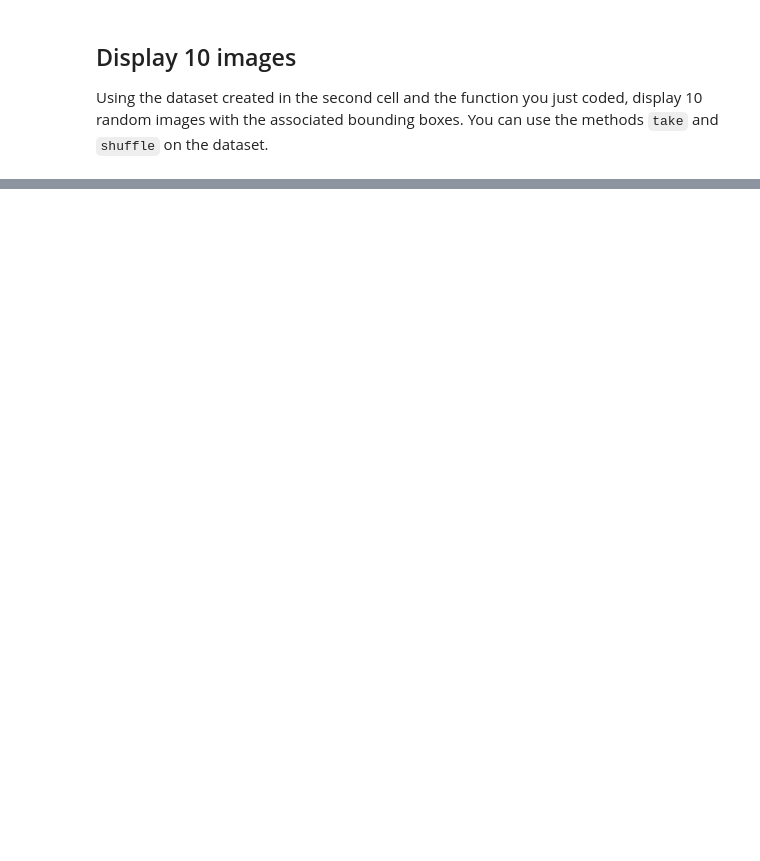
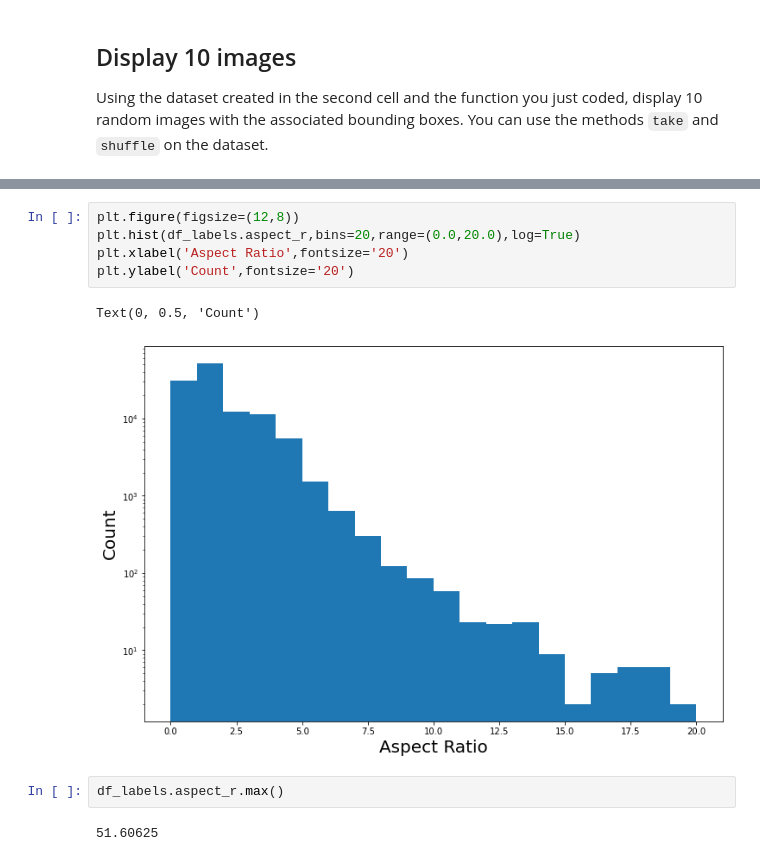
Before and after one commit to nsteve2407/urban-road-osbtacle-detection, a Jupyter notebook: Exploratory Data Analysis.ipynb, the cells around one changed output, grey strips where cells are left out. Drawn from its saved outputs; the diff is of its cells as text; blank space fills up the shorter version.

```diff
--- a/Exploratory Data Analysis.ipynb
+++ b/Exploratory Data Analysis.ipynb
@@ -69,0 +122,12 @@ For example, think about data distribution. So far, you have only looked at a si
+# %%
+plt.figure(figsize=(12,8))
+plt.hist(df_labels.aspect_r,bins=20,range=(0.0,20.0),log=True)
+plt.xlabel('Aspect Ratio',fontsize='20')
+plt.ylabel('Count',fontsize='20')
+# %% [output]
+Text(0, 0.5, 'Count')
+[figure, added]
+# %%
+df_labels.aspect_r.max()
+# %% [output]
+51.60625
```
Also changed, not shown: parts of 24 cells of this notebook, 1 other file.
